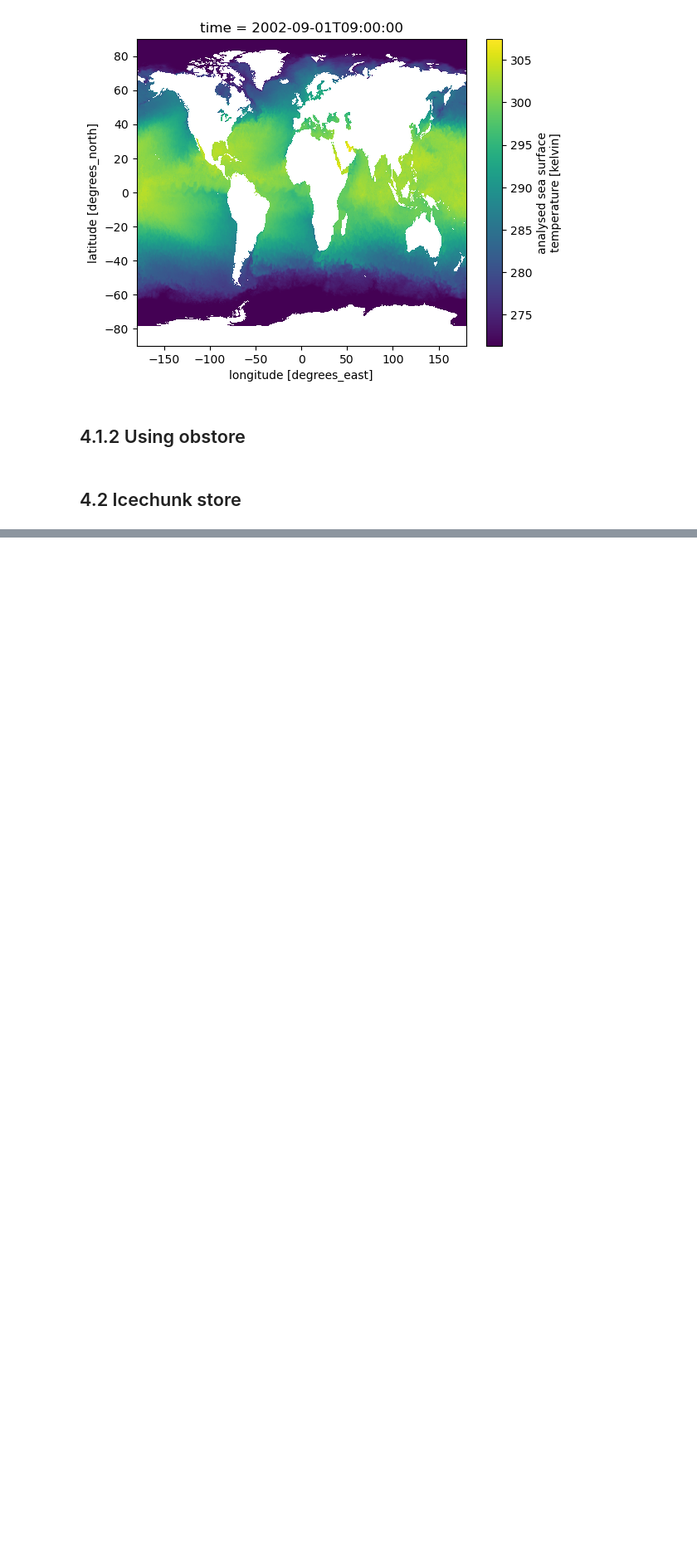
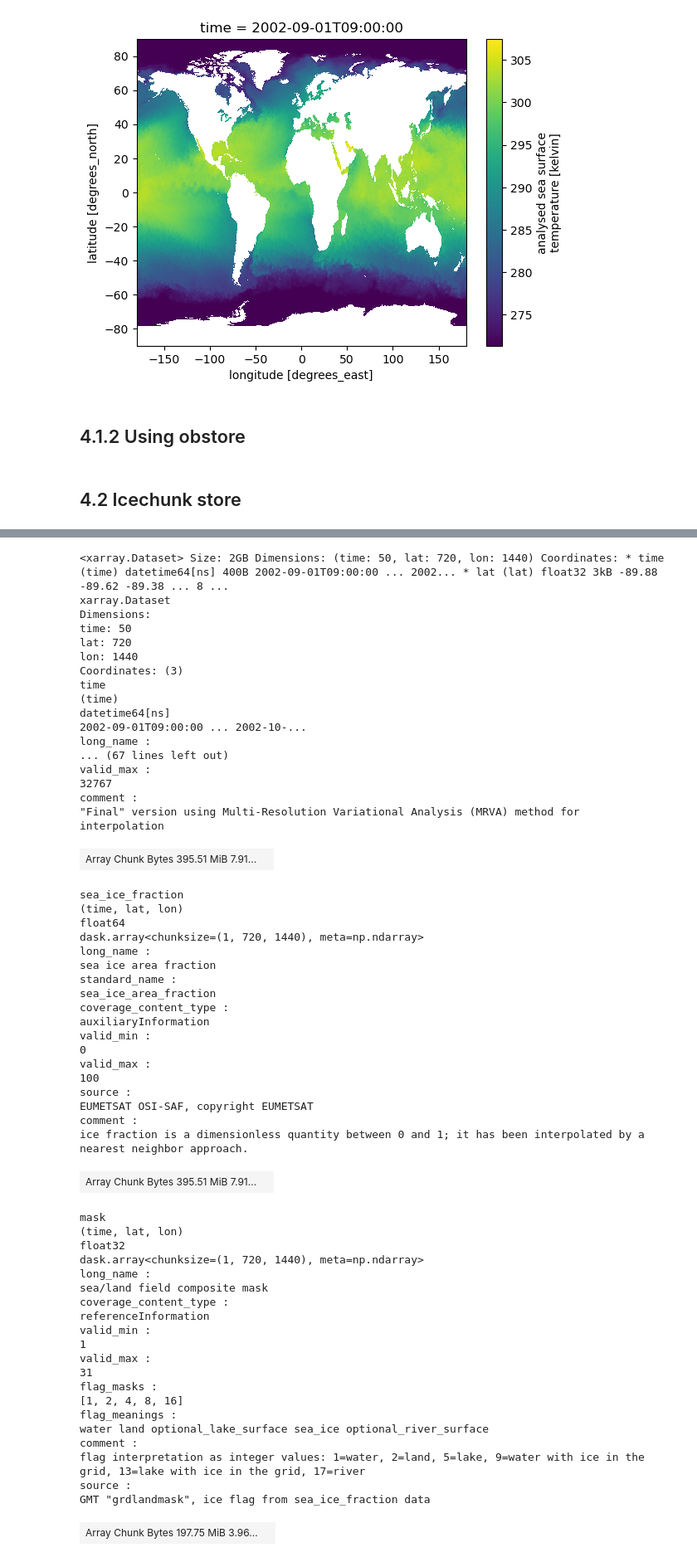
Before and after one commit to DeanHenze/cloud_earthdata, a Jupyter notebook: virtualizarr/basic_tests/vz2_minimum_example.ipynb, the cells around one changed output, grey strips where cells are left out. Shown at 83% size. Saved outputs shown, nothing was run; the diff lists cells and outputs as text; code cells hidden in the pictures; blank space fills up the shorter version.

Commit message:
Function to open icechunk store now works.

```diff
--- a/virtualizarr/basic_tests/vz2_minimum_example.ipynb
+++ b/virtualizarr/basic_tests/vz2_minimum_example.ipynb
@@ -328,5 +295,0 @@ def get_icechunk_repo_local(repo_path: str, ea_creds: Optional[dict] = None):
-# %%
-## Access repo with earthaccess credentials added:
-ea_creds = earthaccess.get_s3_credentials(daac='PODAAC')
-repo = get_icechunk_repo_local(repo_path=shortname+".icechunk", ea_creds=ea_creds)
-session = repo.readonly_session(branch="main")
@@ -336,0 +339,3 @@ TypeError: containers_credentials() got an unexpected keyword argument 's3'
+# %%
+s3_creds = earthaccess.get_s3_credentials(daac="PODAAC")
+store = open_icechunk_store_local(shortname+".icechunk", bucket, s3_creds)
@@ -336,0 +345,11 @@ TypeError: containers_credentials() got an unexpected keyword argument 's3'
+# %%
+%%time
+## Use it to open data on Earthdata:
+data = xr.open_zarr(
+    store,
+    zarr_format=3,
+    consolidated=False,
+    chunks={},
+)
+data
+# %% [output]
@@ -336,0 +358,58 @@ TypeError: containers_credentials() got an unexpected keyword argument 's3'
+<xarray.Dataset> Size: 2GB Dimensions: (time: 50, lat: 720, lon: 1440) Coordinates: * time (time) datetime64[ns] 400B 2002-09-01T09:00:00 ... 2002... * lat (lat) float32 3kB -89.88 -89.62 -89.38 ... 8 ...
+xarray.Dataset
+Dimensions:
+time: 50
+lat: 720
+lon: 1440
+Coordinates: (3)
+time
+(time)
+datetime64[ns]
+2002-09-01T09:00:00 ... 2002-10-...
+long_name :
+... (67 lines left out)
+valid_max :
+32767
+comment :
+"Final" version using Multi-Resolution Variational Analysis (MRVA) method for interpolation
+| Array Chunk Bytes 395.51 MiB 7.91... |  |
+sea_ice_fraction
+(time, lat, lon)
+float64
+dask.array<chunksize=(1, 720, 1440), meta=np.ndarray>
+long_name :
+sea ice area fraction
+standard_name :
+sea_ice_area_fraction
+coverage_content_type :
+auxiliaryInformation
+valid_min :
+0
+valid_max :
+100
+source :
+EUMETSAT OSI-SAF, copyright EUMETSAT
+comment :
+ice fraction is a dimensionless quantity between 0 and 1; it has been interpolated by a nearest neighbor approach.
+| Array Chunk Bytes 395.51 MiB 7.91... |  |
+mask
+(time, lat, lon)
+float32
+dask.array<chunksize=(1, 720, 1440), meta=np.ndarray>
+long_name :
+sea/land field composite mask
+coverage_content_type :
+referenceInformation
+valid_min :
+1
+valid_max :
+31
+flag_masks :
+[1, 2, 4, 8, 16]
+flag_meanings :
+water land optional_lake_surface sea_ice optional_river_surface
+comment :
+flag interpretation as integer values: 1=water, 2=land, 5=lake, 9=water with ice in the grid, 13=lake with ice in the grid, 17=river
+source :
+GMT "grdlandmask", ice flag from sea_ice_fraction data
+| Array Chunk Bytes 197.75 MiB 3.96... |  |
```
Also changed, not shown: parts of 11 cells of this notebook.
